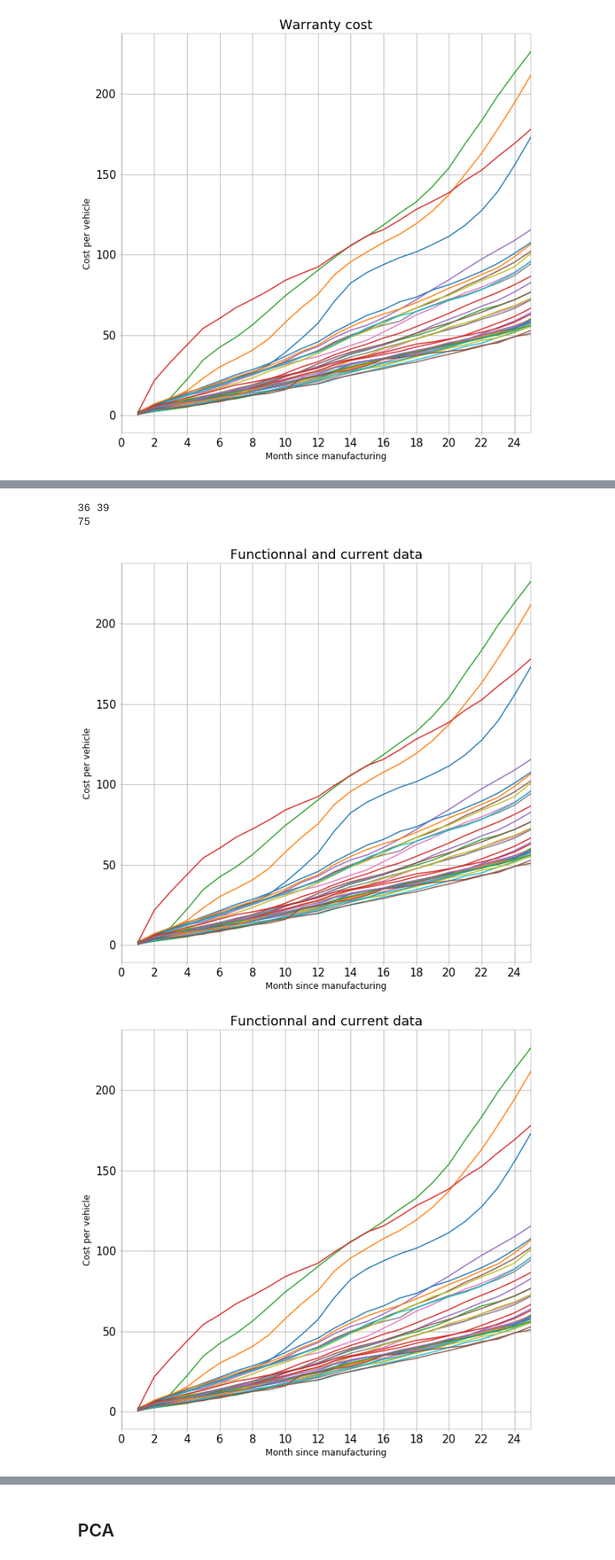
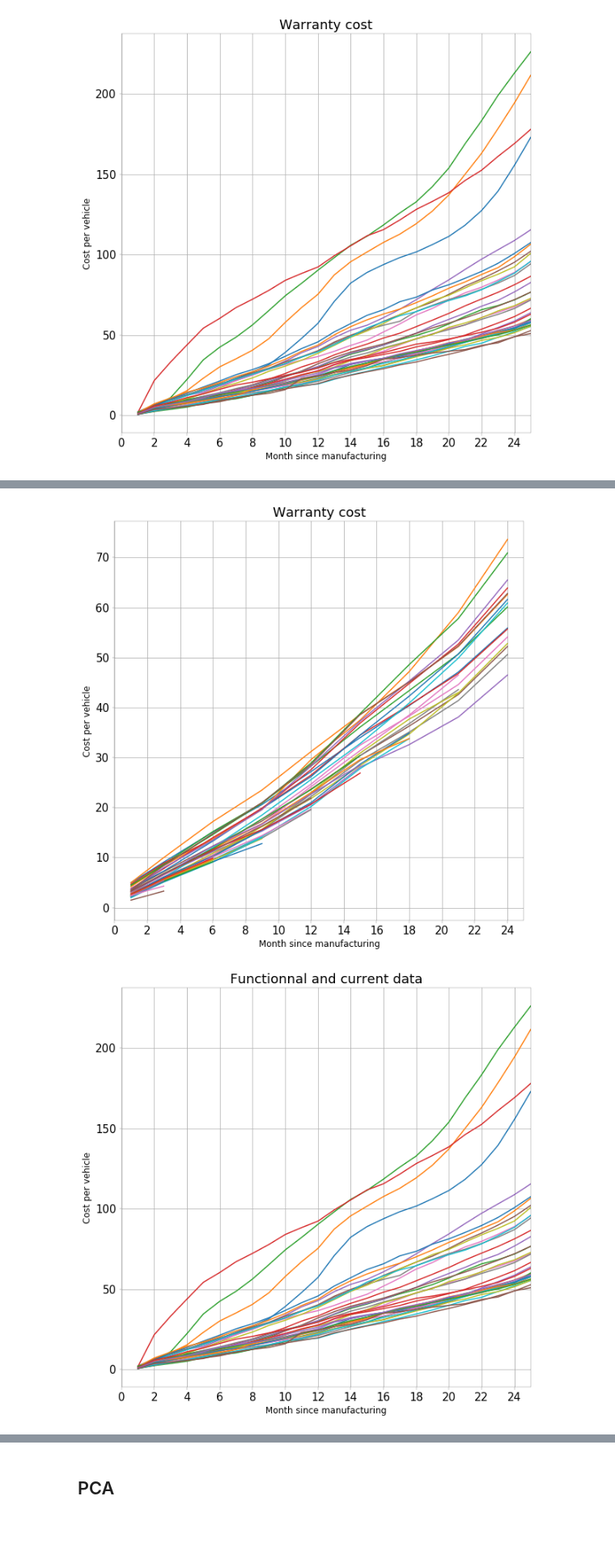
Before and after one commit to PaulMartin98/PrDep, a Jupyter notebook: BG98/From fab data to cumulative data.ipynb, the cells around one changed output, grey strips where cells are left out. Shown at 81% size. Saved outputs shown, nothing was run; the diff lists cells and outputs as text; code cells hidden in the pictures; blank space fills up the shorter version.

```diff
--- a/BG98/From fab data to cumulative data.ipynb
+++ b/BG98/From fab data to cumulative data.ipynb
@@ -79,6 +79,8 @@ def plot_months(data,length=25,title="Warranty cost",color = False, show = True)
     plt.xticks(np.arange(0, length, 2))
     plt.ylabel('Cost per vehicle')
     plt.grid()
+    if(show):
+        plt.show()
     return fig
 
 def add_plot_months(data, fig):
@@ -160,18 +162,18 @@ df = pd.DataFrame(cout, index = data["DATE"],columns=columns)
 # %%
 def fill_blank(df):
     #Ici on suppose qu'on a un dataFrame avec seulement 1,3,6,9 etc et on veut faire un truc linéaire
-    #pour compléter
+    #pour compléter avec les mois [1,2,3,4,5....]
     data = df.values
     months = df.columns
-    new_column =(data[:,1] + data[:,0])/2
+    new_column =np.around((data[:,1] + data[:,0])/2,decimals = 1)
 
 
     data = np.concatenate((np.array([data[:,0], new_column]).T,data[:,1:]),axis=1)
 
     for i in [3,6,9,12,15,18,21]:
 
-        new_column_1 = (data[:,i] - data[:,i-1])/3 + data[:,i-1]
-        new_column_2 = 2*(data[:,i] - data[:,i-1])/3 + data[:,i-1]
+        new_column_1 = np.around((data[:,i] - data[:,i-1])/3 + data[:,i-1], decimals = 1)
+        new_column_2 = np.around(2*(data[:,i] - data[:,i-1])/3 + data[:,i-1], decimals = 1)
         new_column = np.array([new_column_1, new_column_2]).T
         data = np.concatenate((data[:,:i],new_column,data[:,i:]),axis=1)
 
@@ -182,17 +202,14 @@ df_fill = fill_blank(df)
 # %%
 fig = plot_months(df_cum,title="Fonctionnal data with blue current data",show = False )
 add_plot_months(df_fill, fig)
 df_res = pd.concat([df_cum,df])
 
-print(len(df_cum),len(df_fill))
-print(len(df_res))
+plot_months(df_fill)
 
 plot_months(df_res,title = "Functionnal and current data")
 # %% [output]
 Adding an axes using the same arguments as a previous axes currently reuses the earlier instance.  In a future version, a new instance will always be created and returned.  Meanwhile, this warning can ...
   "Adding an axes using the same arguments as a previous axes "
 [figure]
-36 39
-75
-[figure, old version]
+[figure, new version]
 [figure]
```
Also changed, not shown: parts of 11 cells of this notebook.
